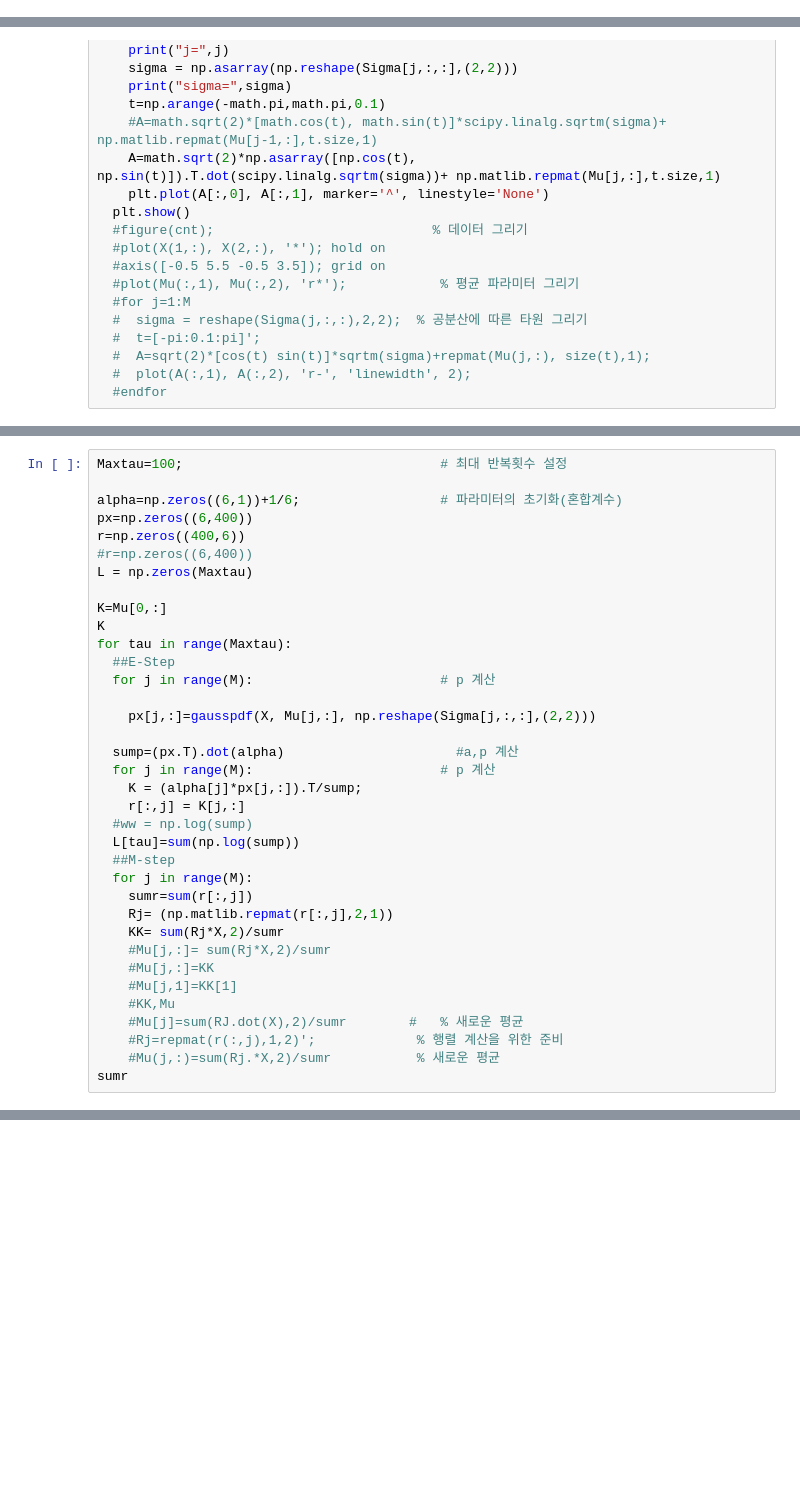
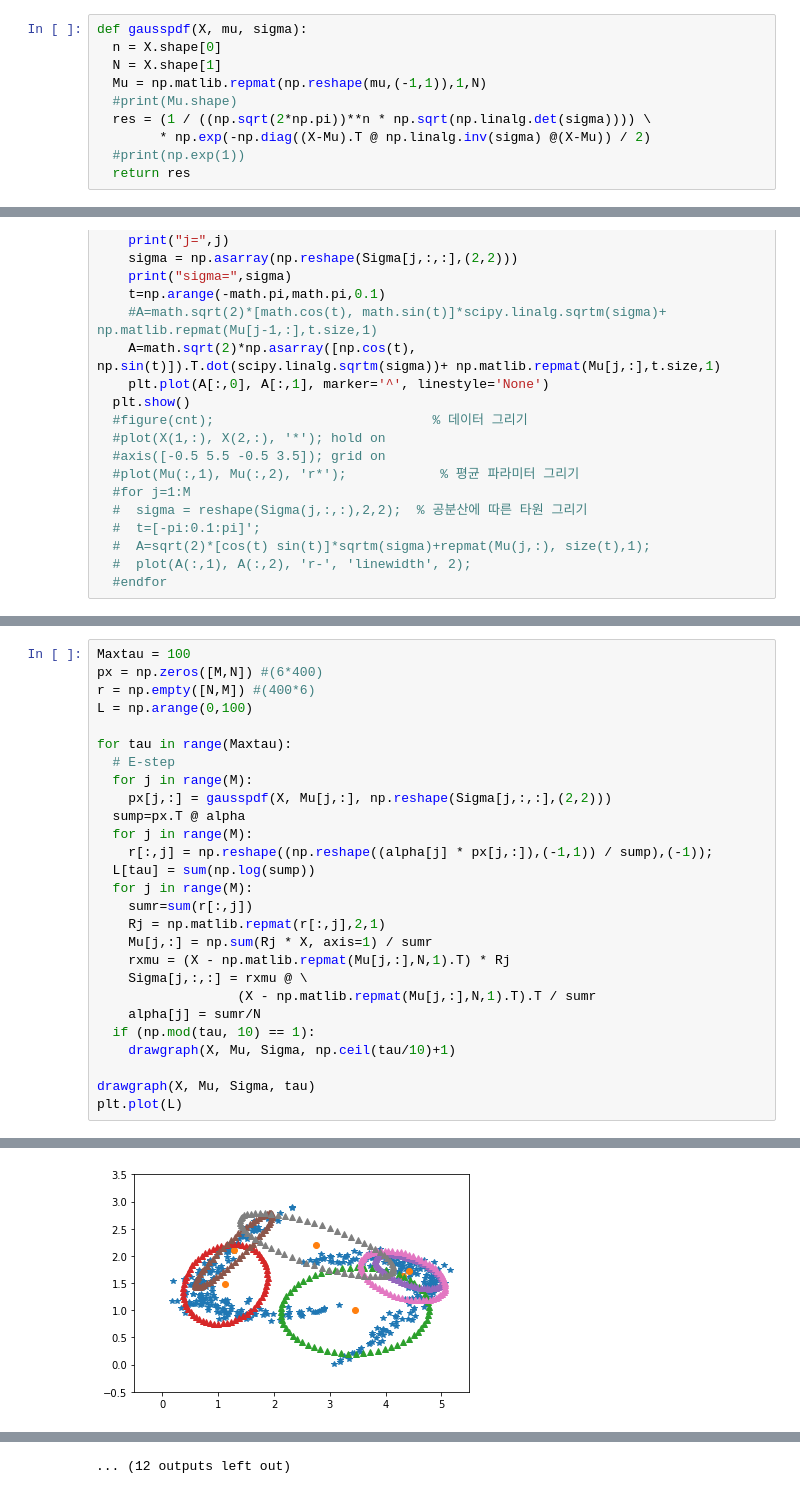
Before and after one commit to yojulab/knou_study_machinglearning, a Jupyter notebook: codes/yanginsuk/EM_GaussianMix.ipynb, the cells around one changed output, grey strips where cells are left out. Saved outputs shown, nothing was run; the diff lists cells and outputs as text; blank space fills up the shorter version.

```diff
--- a/codes/yanginsuk/EM_GaussianMix.ipynb
+++ b/codes/yanginsuk/EM_GaussianMix.ipynb
@@ -12,6 +17,16 @@ mat = scipy.io.loadmat('/content/gdrive/My Drive/MyColab/Data/data10_2.mat')
 # %%
 X=mat.get('data')
 X=X.T
+# %%
+def gausspdf(X, mu, sigma):
+  n = X.shape[0]
+  N = X.shape[1]
+  Mu = np.matlib.repmat(np.reshape(mu,(-1,1)),1,N)
+  #print(Mu.shape)
+  res = (1 / ((np.sqrt(2*np.pi))**n * np.sqrt(np.linalg.det(sigma)))) \
+        * np.exp(-np.diag((X-Mu).T @ np.linalg.inv(sigma) @(X-Mu)) / 2)
+  #print(np.exp(1))
+  return res
 # %%
 import numpy.matlib
 import math
@@ -103,37 +128,28 @@ sigma= [[1 0]
 # %%
-Maxtau=100;                                 # 최대 반복횟수 설정
+Maxtau = 100
+px = np.zeros([M,N]) #(6*400)
+r = np.empty([N,M]) #(400*6)
+L = np.arange(0,100)
 
-alpha=np.zeros((6,1))+1/6;                  # 파라미터의 초기화(혼합계수)
-px=np.zeros((6,400))
-r=np.zeros((400,6))
-#r=np.zeros((6,400))
-L = np.zeros(Maxtau)
-
-K=Mu[0,:]
-K
 for tau in range(Maxtau):
-  ##E-Step
-  for j in range(M):                        # p 계산
-
-    px[j,:]=gausspdf(X, Mu[j,:], np.reshape(Sigma[j,:,:],(2,2)))
-
-  sump=(px.T).dot(alpha)                      #a,p 계산
-  for j in range(M):                        # p 계산
-    K = (alpha[j]*px[j,:]).T/sump;
-    r[:,j] = K[j,:]
-  #ww = np.log(sump)
-  L[tau]=sum(np.log(sump))
-  ##M-step
+  # E-step
+  for j in range(M):
+    px[j,:] = gausspdf(X, Mu[j,:], np.reshape(Sigma[j,:,:],(2,2)))
+  sump=px.T @ alpha
+  for j in range(M):
+    r[:,j] = np.reshape((np.reshape((alpha[j] * px[j,:]),(-1,1)) / sump),(-1));
+  L[tau] = sum(np.log(sump))
   for j in range(M):
     sumr=sum(r[:,j])
-    Rj= (np.matlib.repmat(r[:,j],2,1))
-    KK= sum(Rj*X,2)/sumr
-    #Mu[j,:]= sum(Rj*X,2)/sumr
-    #Mu[j,:]=KK
-    #Mu[j,1]=KK[1]
-    #KK,Mu
-    #Mu[j]=sum(RJ.dot(X),2)/sumr        #   % 새로운 평균
-    #Rj=repmat(r(:,j),1,2)';             % 행렬 계산을 위한 준비
-    #Mu(j,:)=sum(Rj.*X,2)/sumr           % 새로운 평균
-sumr
+    Rj = np.matlib.repmat(r[:,j],2,1)
+    Mu[j,:] = np.sum(Rj * X, axis=1) / sumr
+    rxmu = (X - np.matlib.repmat(Mu[j,:],N,1).T) * Rj
+    Sigma[j,:,:] = rxmu @ \
+                  (X - np.matlib.repmat(Mu[j,:],N,1).T).T / sumr
+    alpha[j] = sumr/N
+  if (np.mod(tau, 10) == 1):
+    drawgraph(X, Mu, Sigma, np.ceil(tau/10)+1)
+
+drawgraph(X, Mu, Sigma, tau)
+plt.plot(L)
 # %% [output]
@@ -140,0 +173 @@ sumr
+[figure, added]
@@ -140,0 +264 @@ sumr
+... (12 outputs left out)
```
Also changed, not shown: parts of 5 cells of this notebook.
